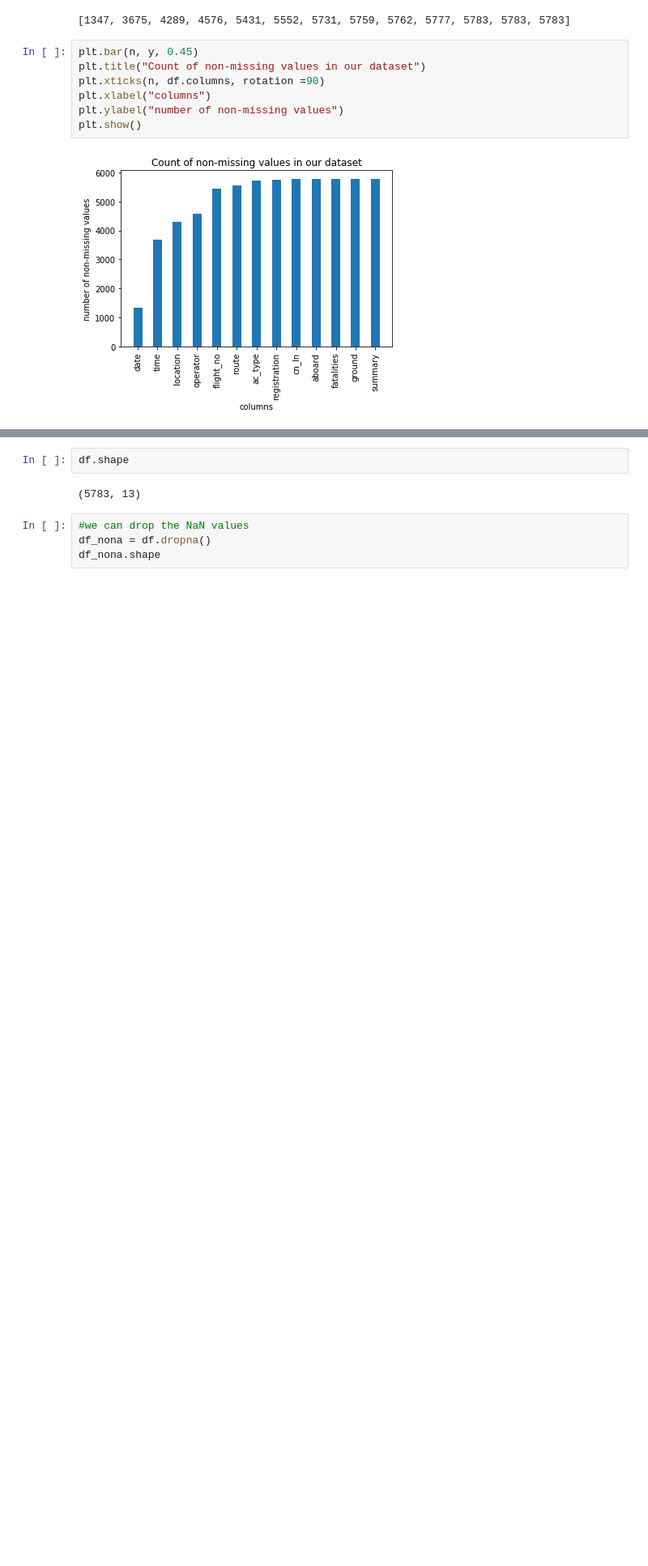
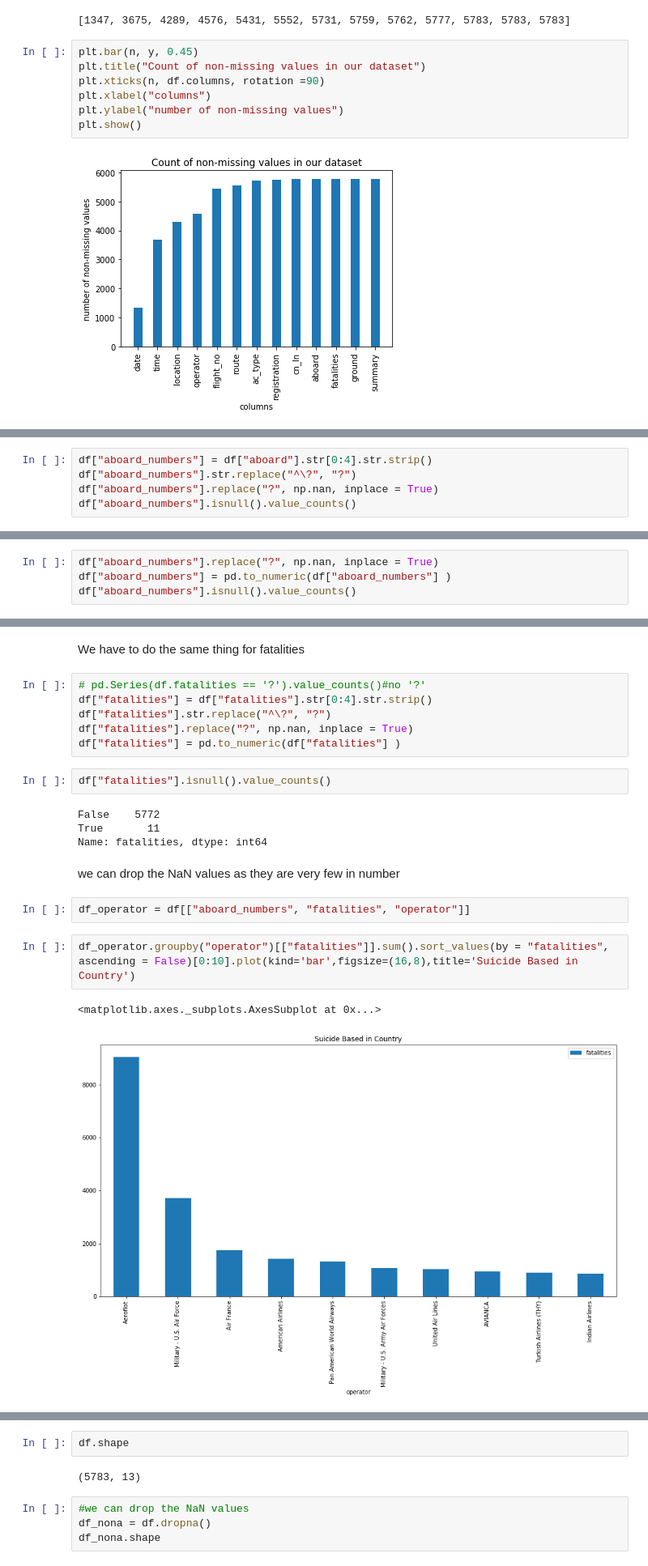
Before and after one commit to AnikethYadav/Historical_plane_crashes, a Jupyter notebook: crashes.ipynb, the cells around one changed output, grey strips where cells are left out. Shown: that part at 81% size. Cells and saved outputs as stored; diff of their text form; blank space fills up the shorter version.

```diff
--- a/crashes.ipynb
+++ b/crashes.ipynb
@@ -85,0 +75,5 @@ Name: time, Length: 5783, dtype: object
+# %%
+df["aboard_numbers"] = df["aboard"].str[0:4].str.strip()
+df["aboard_numbers"].str.replace("^\?", "?")
+df["aboard_numbers"].replace("?", np.nan, inplace = True)
+df["aboard_numbers"].isnull().value_counts()
@@ -85,0 +86,4 @@ Name: time, Length: 5783, dtype: object
+# %%
+df["aboard_numbers"].replace("?", np.nan, inplace = True)
+df["aboard_numbers"] = pd.to_numeric(df["aboard_numbers"] )
+df["aboard_numbers"].isnull().value_counts()
@@ -85,0 +103,23 @@ Name: time, Length: 5783, dtype: object
+# %% [markdown]
+We have to do the same thing for fatalities
+# %%
+# pd.Series(df.fatalities == '?').value_counts()#no '?'
+df["fatalities"] = df["fatalities"].str[0:4].str.strip()
+df["fatalities"].str.replace("^\?", "?")
+df["fatalities"].replace("?", np.nan, inplace = True)
+df["fatalities"] = pd.to_numeric(df["fatalities"] )
+# %%
+df["fatalities"].isnull().value_counts()
+# %% [output]
+False    5772
+True       11
+Name: fatalities, dtype: int64
+# %% [markdown]
+we can drop the NaN values as they are very few in number
+# %%
+df_operator = df[["aboard_numbers", "fatalities", "operator"]]
+# %%
+df_operator.groupby("operator")[["fatalities"]].sum().sort_values(by = "fatalities", ascending = False)[0:10].plot(kind='bar',figsize=(16,8),title='Suicide Based in Country')
+# %% [output]
+<matplotlib.axes._subplots.AxesSubplot at 0x...>
+[figure, added]
```
Also changed, not shown: parts of 14 cells of this notebook.
